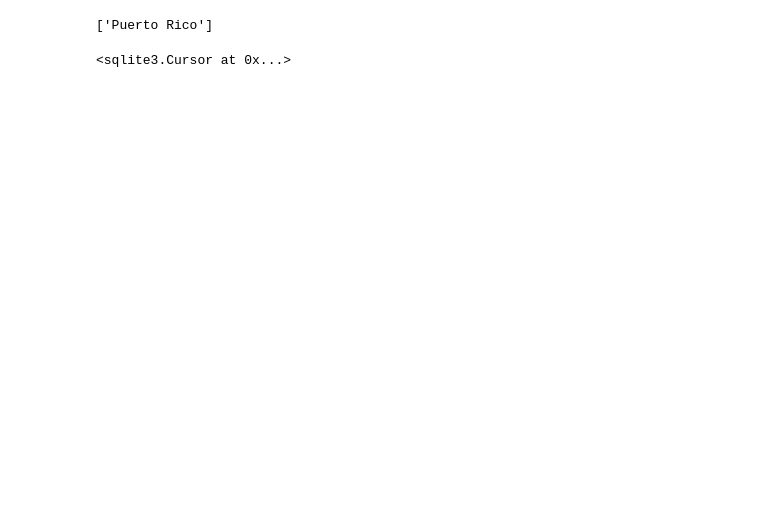
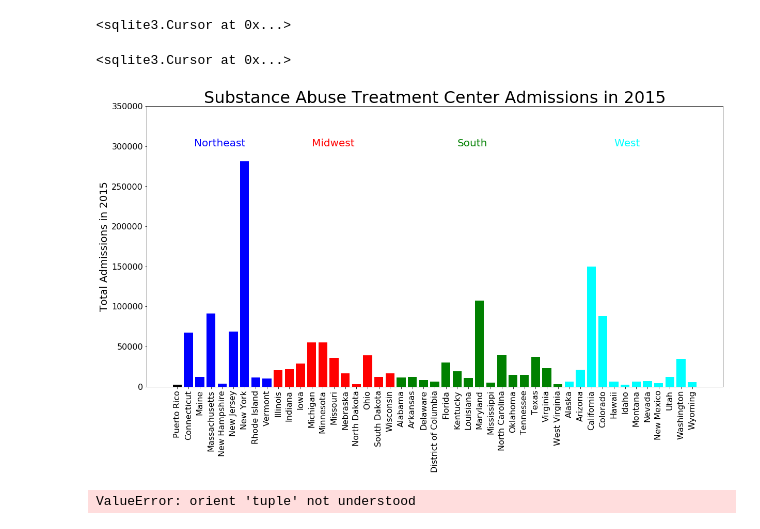
Before and after one commit to katevitale/SAMHDA, a Jupyter notebook: Main.ipynb, the cells around one changed output. Saved outputs shown, nothing was run; the diff lists cells and outputs as text; code cells hidden in the pictures; blank space fills up the shorter version.

```diff
--- a/Main.ipynb
+++ b/Main.ipynb
@@ -14,8 +30,8 @@ TEDSA.to_sql(name="TEDSA", con=connection) #, if_exists="append", index=False)
 # now we have a sql database, we can delete the TEDSA dataframe to free up memory
 del(TEDSA)
 # %%
-# create dictionaries for the numerical coding of data from SAMHDA data source
-State_dict = {1:"Alabama",2:"Alaska", 4:"Arizona", 5:"Arkensas", 6:"California", 8:"Colorado", 9:"Connecticut",
+# create a dictionary for the numerical coding of states from SAMHDA data source
+State_dict = {1:"Alabama",2:"Alaska", 4:"Arizona", 5:"Arkansas", 6:"California", 8:"Colorado", 9:"Connecticut",
              10:"Delaware", 11: "District of Columbia", 12: "Florida", 15:"Hawaii", 16:"Idaho", 17:"Illinois",
              18:"Indiana", 19:"Iowa", 21:"Kentucky", 22:"Louisiana", 23:"Maine", 24:"Maryland", 25:"Massachusetts",
              26: "Michigan", 27:"Minnesota", 28:"Mississippi", 29:"Missouri", 30:"Montana", 31:"Nebraska",
@@ -108,22 +42 @@ print(Western_state_names)
-# %%
-# US Jurisdiction/Territory
-
-cur.execute("SELECT STFIPS from TEDSA where REGION = 0 ORDER BY STFIPS")
-
-column_other_codes = cur.fetchall()
-
-list_other_codes = list()
-
-for i in column_other_codes:
-    if i[0] not in list_other_codes:
-         list_other_codes.append(i[0])
-
-Other_names = list()
-
-for code in list_other_codes:
-    Other_names.append(State_dict[code])
-
-print(Other_names)
-# %% [output]
-['Puerto Rico']
 # %%
@@ -131,2 +44,36 @@ print(Other_names)
 # %% [output]
 <sqlite3.Cursor at 0x...>
+# %%
+cur.execute("SELECT REGION,STFIPS,COUNT(CASEID) from TEDSA group by REGION,STFIPS");
+# %% [output]
+<sqlite3.Cursor at 0x...>
+# %%
+state_table_with_codes = cur.fetchall()
+# %%
+# make region-to-color code dictionary
+region_color = {0:'black', 1:'blue', 2:'red', 3:'green', 4:'cyan'}
+# %%
+colors = list()
+states = list()
+episodes = list()
+
+for entry in state_table_with_codes:
+    colors.append(region_color[entry[0]])
+    states.append(State_dict[entry[1]])
+    episodes.append(entry[2])
+
+%matplotlib inline
+
+plt.figure(figsize=(20,10))
+plt.bar(states, episodes, color=colors)
+plt.xticks(rotation=90, fontsize = 16);
+plt.yticks(fontsize=16)
+plt.title("Substance Abuse Treatment Center Admissions in 2015", fontsize = 32);
+plt.ylabel("Total Admissions in 2015", fontsize = 20);
+plt.ylim(0,350000)
+plt.text(1.5, 300000, "Northeast", color='blue',fontsize=20);
+plt.text(12, 300000, "Midwest", color='red', fontsize=20);
+plt.text(25, 300000, "South", color='green', fontsize=20);
+plt.text(39, 300000, "West", color='cyan', fontsize=20);
+# %% [output]
+[figure, added]
@@ -132,0 +87,4 @@ print(Other_names)
+# %%
+STATEPOPS.to_dict('tuple')
+# %% [output]
+ValueError: orient 'tuple' not understood
```
Also changed, not shown: parts of 35 cells of this notebook.
